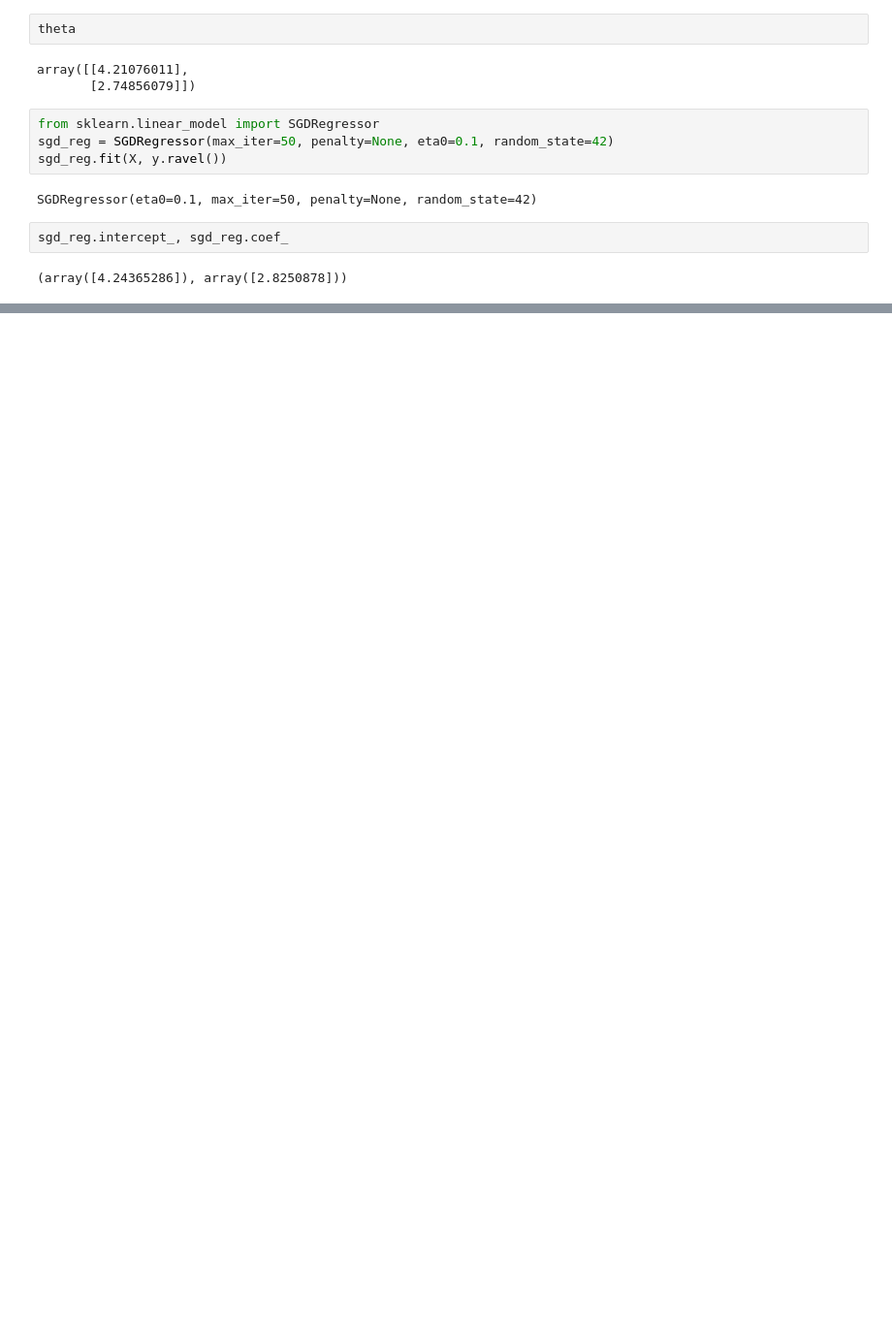
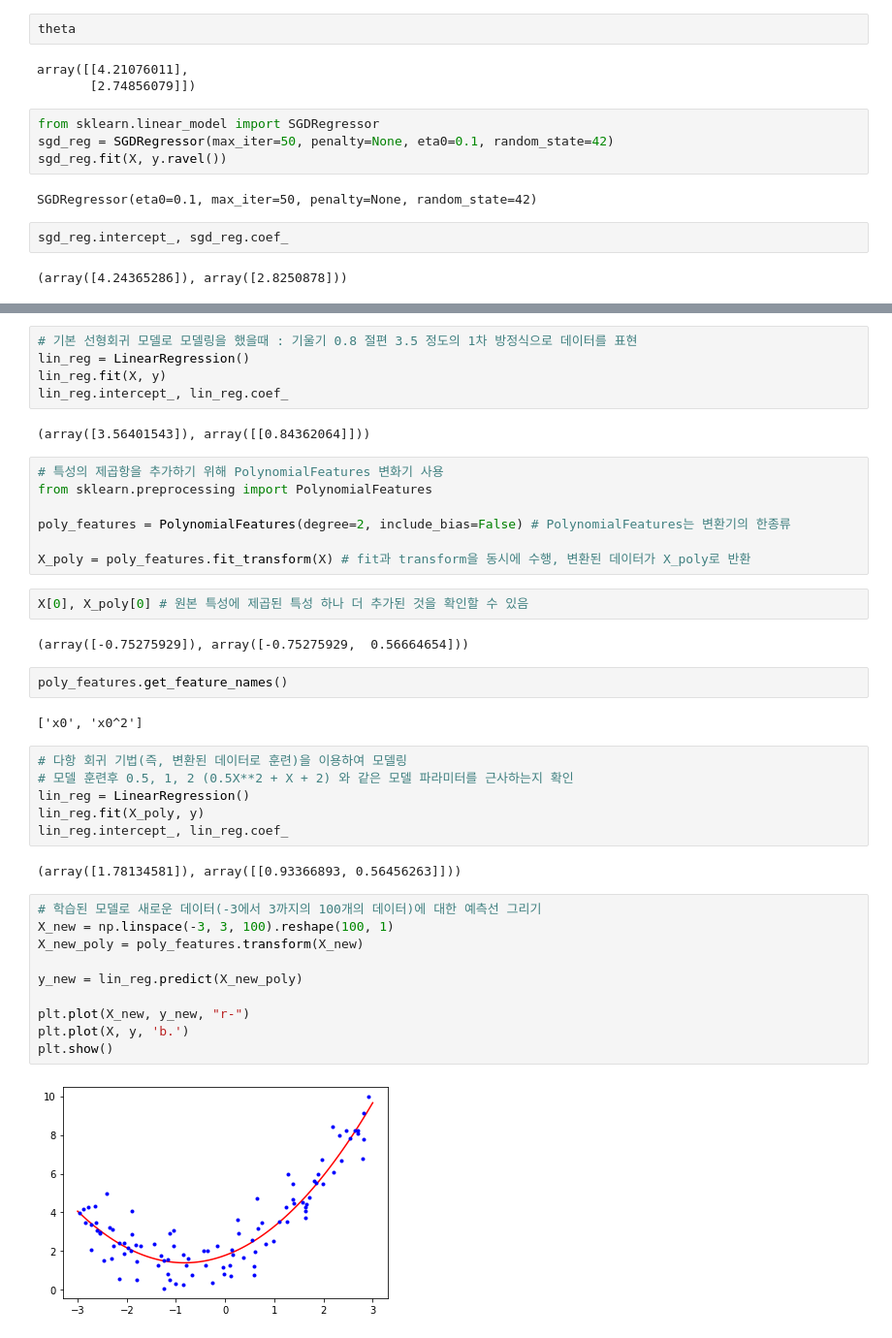
Before and after one commit to xilverh0ya/MyStudy, a Jupyter notebook: 04_ML_DL/Machine_Learning_Linear_Regression.ipynb, the cells around one changed output, grey strips where cells are left out. Shown: that part at 97% size. Saved outputs shown, nothing was run; the diff lists cells and outputs as text; blank space fills up the shorter version.

```diff
--- a/04_ML_DL/Machine_Learning_Linear_Regression.ipynb
+++ b/04_ML_DL/Machine_Learning_Linear_Regression.ipynb
@@ -124,0 +139,42 @@ sgd_reg.intercept_, sgd_reg.coef_
+# %%
+# 기본 선형회귀 모델로 모델링을 했을때 : 기울기 0.8 절편 3.5 정도의 1차 방정식으로 데이터를 표현
+lin_reg = LinearRegression()
+lin_reg.fit(X, y)
+lin_reg.intercept_, lin_reg.coef_
+# %% [output]
+(array([3.56401543]), array([[0.84362064]]))
+# %%
+# 특성의 제곱항을 추가하기 위해 PolynomialFeatures 변화기 사용
+from sklearn.preprocessing import PolynomialFeatures
+
+poly_features = PolynomialFeatures(degree=2, include_bias=False) # PolynomialFeatures는 변환기의 한종류
+
+X_poly = poly_features.fit_transform(X) # fit과 transform을 동시에 수행, 변환된 데이터가 X_poly로 반환
+# %%
+X[0], X_poly[0] # 원본 특성에 제곱된 특성 하나 더 추가된 것을 확인할 수 있음
+# %% [output]
+(array([-0.75275929]), array([-0.75275929,  0.56664654]))
+# %%
+poly_features.get_feature_names()
+# %% [output]
+['x0', 'x0^2']
+# %%
+# 다항 회귀 기법(즉, 변환된 데이터로 훈련)을 이용하여 모델링
+# 모델 훈련후 0.5, 1, 2 (0.5X**2 + X + 2) 와 같은 모델 파라미터를 근사하는지 확인
+lin_reg = LinearRegression()
+lin_reg.fit(X_poly, y)
+lin_reg.intercept_, lin_reg.coef_
+# %% [output]
+(array([1.78134581]), array([[0.93366893, 0.56456263]]))
+# %%
+# 학습된 모델로 새로운 데이터(-3에서 3까지의 100개의 데이터)에 대한 예측선 그리기
+X_new = np.linspace(-3, 3, 100).reshape(100, 1)
+X_new_poly = poly_features.transform(X_new)
+
+y_new = lin_reg.predict(X_new_poly)
+
+plt.plot(X_new, y_new, "r-")
+plt.plot(X, y, 'b.')
+plt.show()
+# %% [output]
+[figure, added]
```
Also changed, not shown: parts of 16 cells of this notebook, 2 other files.
